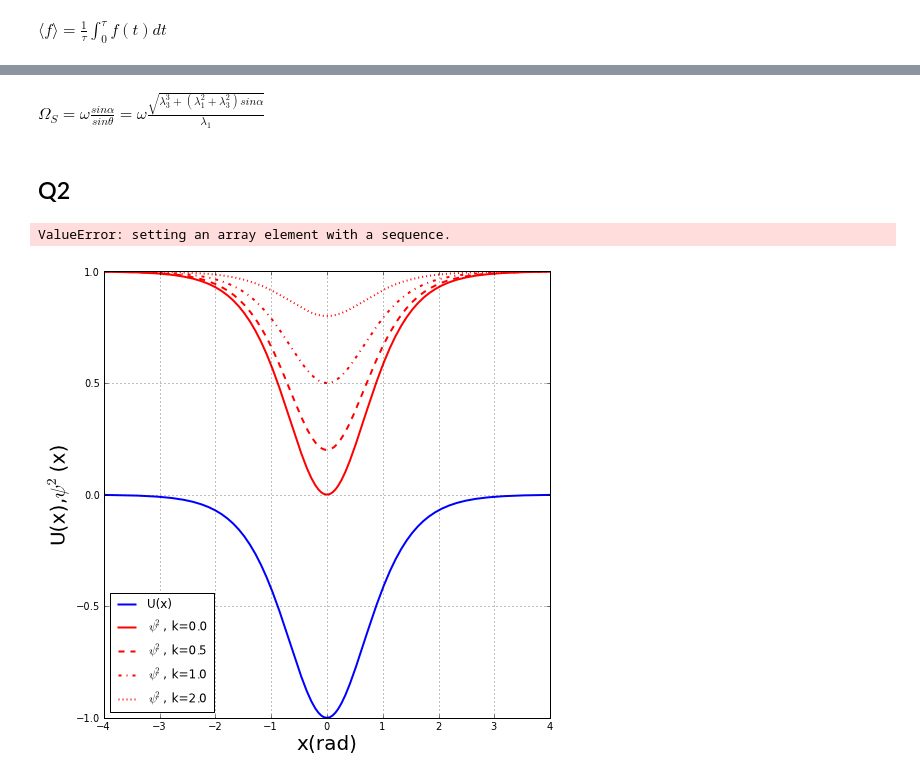
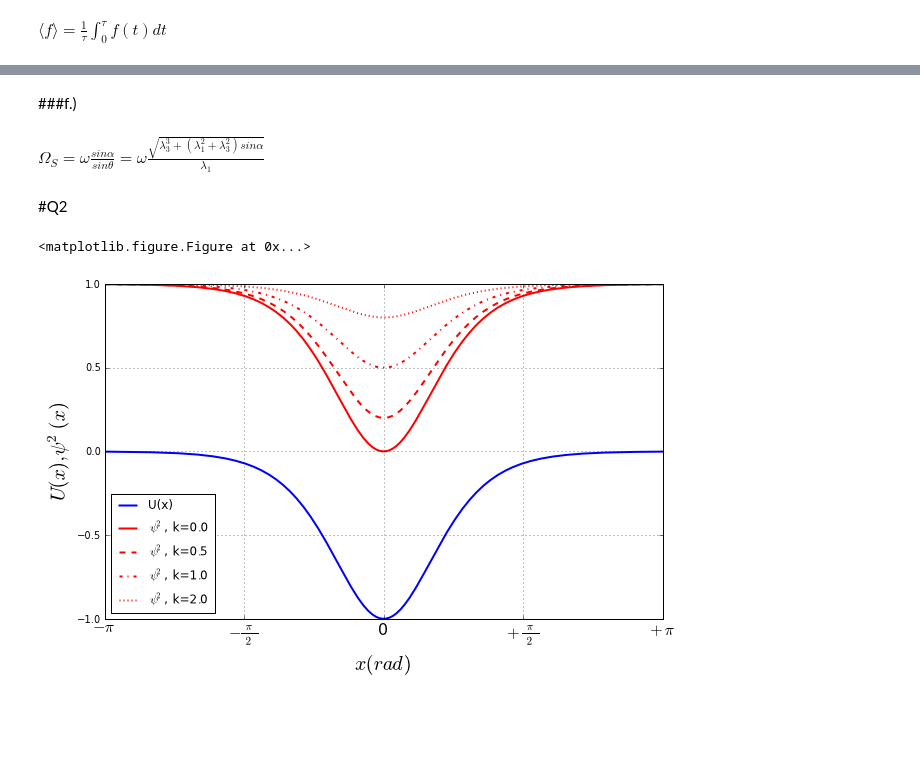
Before and after one commit to npilgram/PHYS202-S13, a Jupyter notebook: Week3/GraphicsEx2.ipynb, the cells around one changed output, grey strips where cells are left out. Drawn from its saved outputs; the diff is of its cells as text; code cells hidden in the pictures; blank space fills up the shorter version.

Commit message:
updating GraphicsEx2

```diff
--- a/Week3/GraphicsEx2.ipynb
+++ b/Week3/GraphicsEx2.ipynb
@@ -29,8 +26,9 @@ f.)
+# %% [markdown]
+###f.)
 # %% [markdown]
 $\Omega_S = \omega \frac{sin\alpha}{sin\theta} = \omega \frac {\sqrt{\lambda_3^3 +(\lambda_1^2 + \lambda_3^2) sin\alpha}}{\lambda_1}$
-# %% [markdown]
-Q2
---
+# %% [markdown]
+#Q2
 # %%
 x= arange(-4, 4, 0.01)
 u = (-(1/cosh(x))**2)
@@ -42,14 +40,15 @@ psi_t = ((t**2 + (tanh(x)**2))/(t**2 + 1))
 # %%
 plot(x, u, color='blue', linewidth=2, label='U(x)')
 plot(x, psi_q, color='red', linewidth=2, label='$\psi^2$, k=0.0')
 plot(x, psi_r, color='red', linewidth=2, linestyle='--', label= '$\psi^2$, k=0.5')
 plot(x, psi_s, color='red', linewidth=2, linestyle='-.', label='$\psi^2$, k=1.0')
 plot(x, psi_t, color='red', linewidth=2, linestyle=':', label='$\psi^2$, k=2.0')
-xlabel('x(rad)', fontsize=20)
-ylabel('U(x),$\psi^2$(x)', fontsize=20)
+xlabel('$x(rad)$', fontsize=20)
+ylabel('$U(x),\psi^2(x)$', fontsize=20)
 grid(True)
 legend(loc='lower left')
-xticks('-$pi$','$pi$')
+xticks(arange(-4,4+0.1,2),('$-\pi$',r'$-\frac{\pi}{2}$','0',r'$+\frac{\pi}{2}$',r'$+\pi$'), fontsize=16)
+figure(figsize(10,6))
 # %% [output]
-ValueError: setting an array element with a sequence.
+<matplotlib.figure.Figure at 0x...>
-[figure, old version]
+[figure, new version]
```
Also changed, not shown: parts of 32 cells of this notebook.
